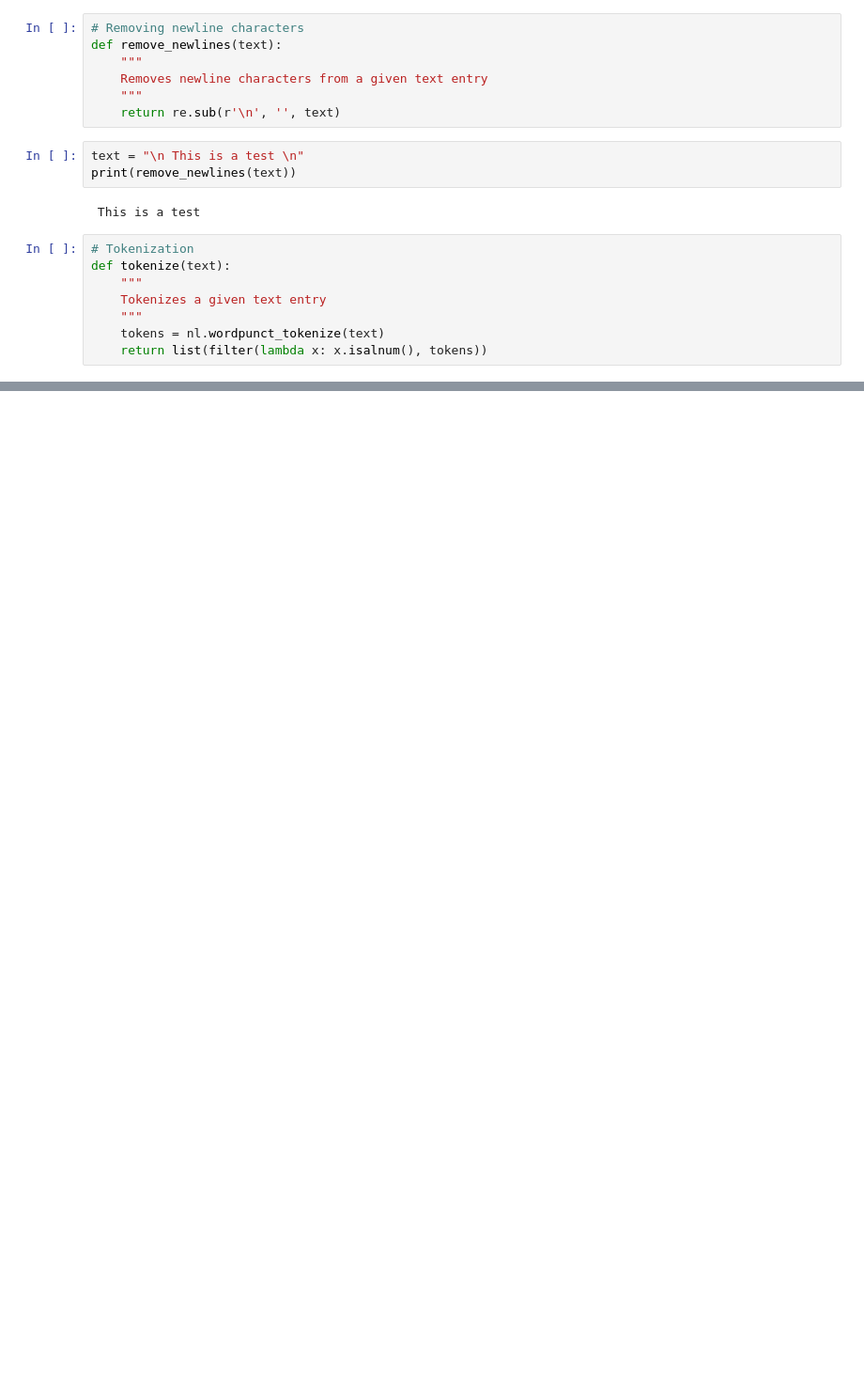
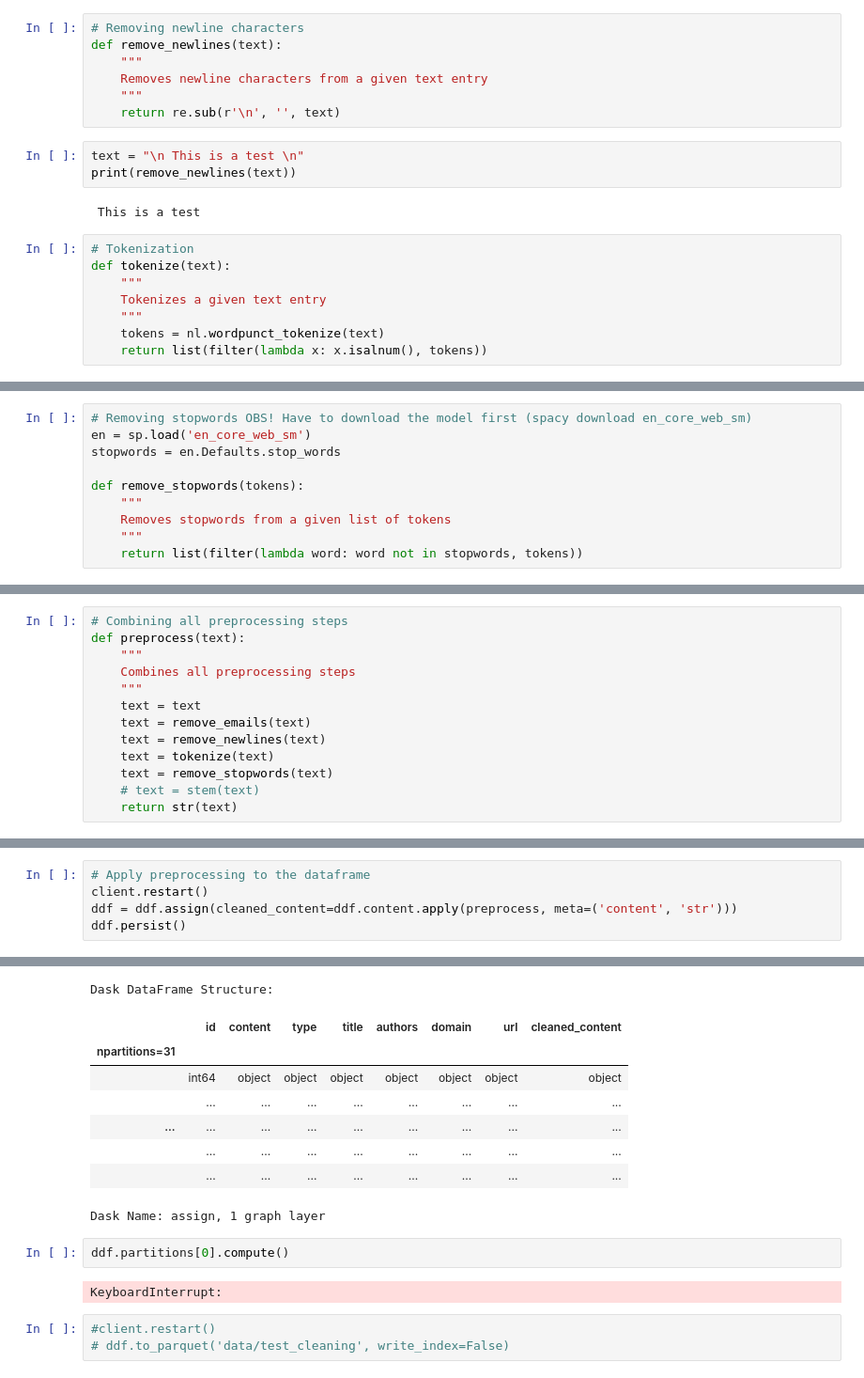
Before and after one commit to KristianDamPedersen/fakenewsproject, a Jupyter notebook: textprocessing.ipynb, the cells around one changed output, grey strips where cells are left out. Shown at 94% size. Saved outputs shown, nothing was run; the diff lists cells and outputs as text; blank space fills up the shorter version.

Commit message:
spacy

```diff
--- a/textprocessing.ipynb
+++ b/textprocessing.ipynb
@@ -347,0 +59,10 @@ Total est. time: 1.3033333333333335 h
+# %%
+# Removing stopwords OBS! Have to download the model first (spacy download en_core_web_sm)
+en = sp.load('en_core_web_sm')
+stopwords = en.Defaults.stop_words
+
+def remove_stopwords(tokens):
+    """
+    Removes stopwords from a given list of tokens
+    """
+    return list(filter(lambda word: word not in stopwords, tokens))
@@ -347,0 +78,13 @@ Total est. time: 1.3033333333333335 h
+# %%
+# Combining all preprocessing steps
+def preprocess(text):
+    """
+    Combines all preprocessing steps
+    """
+    text = text
+    text = remove_emails(text)
+    text = remove_newlines(text)
+    text = tokenize(text)
+    text = remove_stopwords(text)
+    # text = stem(text)
+    return str(text)
@@ -347,0 +200,6 @@ Total est. time: 1.3033333333333335 h
+# %%
+# Apply preprocessing to the dataframe
+client.restart()
+ddf = ddf.assign(cleaned_content=ddf.content.apply(preprocess, meta=('content', 'str')))
+ddf.persist()
+# %% [output]
@@ -347,0 +208,16 @@ Total est. time: 1.3033333333333335 h
+Dask DataFrame Structure:
+|  | id | content | type | title | authors | domain | url | cleaned_content |
+| npartitions=31 |  |  |  |  |  |  |  |  |
+|  | int64 | object | object | object | object | object | object | object |
+|  | ... | ... | ... | ... | ... | ... | ... | ... |
+| ... | ... | ... | ... | ... | ... | ... | ... | ... |
+|  | ... | ... | ... | ... | ... | ... | ... | ... |
+|  | ... | ... | ... | ... | ... | ... | ... | ... |
+Dask Name: assign, 1 graph layer
+# %%
+ddf.partitions[0].compute()
+# %% [output]
+KeyboardInterrupt:
+# %%
+#client.restart()
+# ddf.to_parquet('data/test_cleaning', write_index=False)
```
Also changed, not shown: parts of 47 cells of this notebook, 2 other files.
